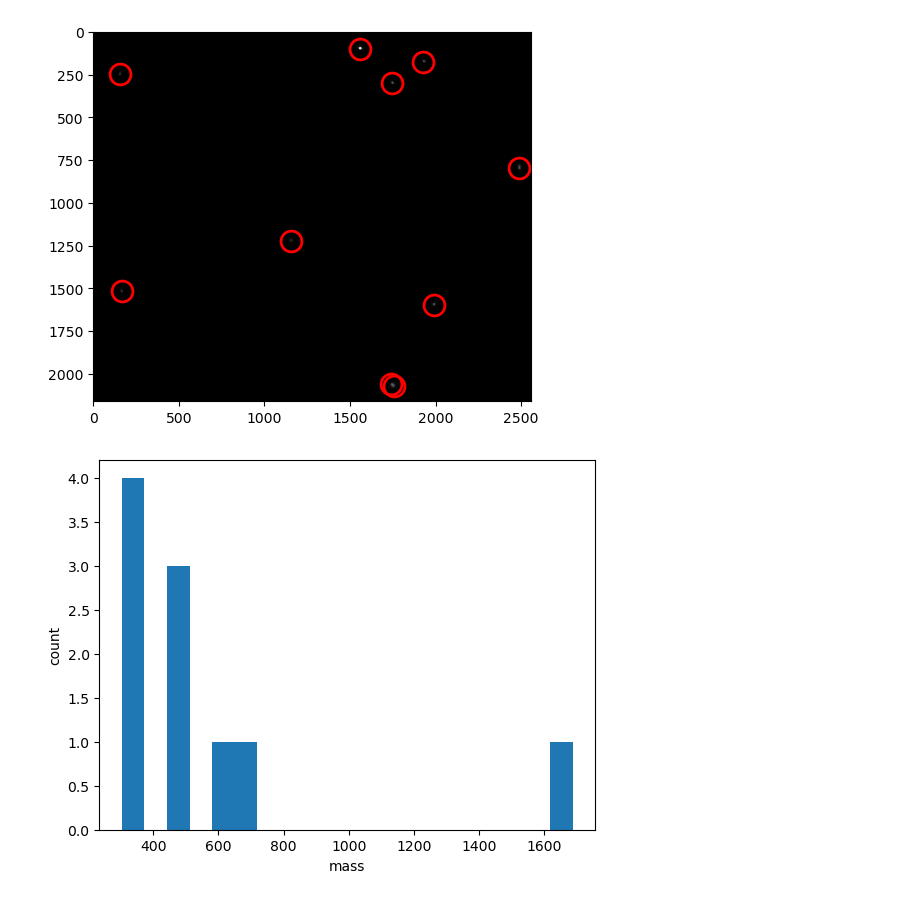
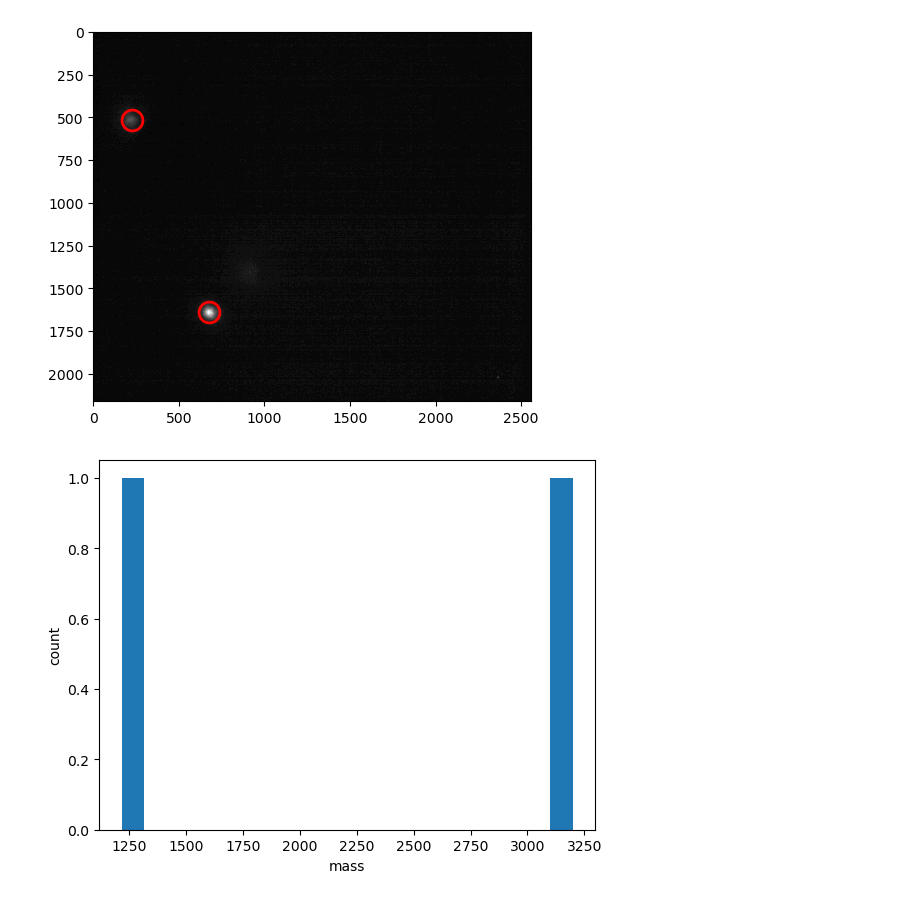
Before and after one commit to wppppupr/MTCargo_analysis, a Jupyter notebook: notebooks/trackBeads.ipynb, the cells around one changed output. Cells and saved outputs as stored; diff of their text form; code cells hidden in the pictures.

```diff
--- a/notebooks/trackBeads.ipynb
+++ b/notebooks/trackBeads.ipynb
@@ -5,9 +5,9 @@ import matplotlib.pyplot as plt
 import zarr
 from pathlib import Path
 
-input_dir = Path("/mnt/e/Sasaki/MTsingleBeads/20260122/exp001")
+input_dir = Path("/Volumes/My Passport/Sasaki/MTsingleBeads/beads3um/20260416")
 
-beads_path = input_dir / "beads.zarr"
+beads_path = input_dir / "Cy5.zarr"
 za = zarr.open_array(beads_path, read_only=True)
 beads = za[:]
 output = input_dir
@@ -27,26 +27,26 @@ Text(0.5, 1.0, 'Histogram of intensity')
 # %%
-diameter = 1.18
+diameter = 3.4
 scale = 0.11
 time_inerval = 4 #timescle
 
-minmass = 80
+minmass = 1000
 threshold = 1
 
 pxdiameter =int(diameter/scale)
 if pxdiameter % 2 ==0:
     pxdiameter = pxdiameter + 1
 
 
-f = tp.locate(beads[0], pxdiameter, minmass = minmass, threshold=threshold)
-tp.annotate(f, beads[0])
+f = tp.locate(beads[50], pxdiameter, minmass = minmass, threshold=threshold)
+tp.annotate(f, beads[50])
 
 fig, ax = plt.subplots()
 ax.hist(f['mass'], bins=20)
 # Optionally, label the axes.
 ax.set(xlabel='mass', ylabel='count');
 
 #tp.subpx_bias(f)
 # %% [output]
-[figure, old version]
+[figure, new version]
-[figure, old version]
+[figure, new version]
 # %%
```
Also changed, not shown: parts of 5 cells of this notebook, 7 other files.
